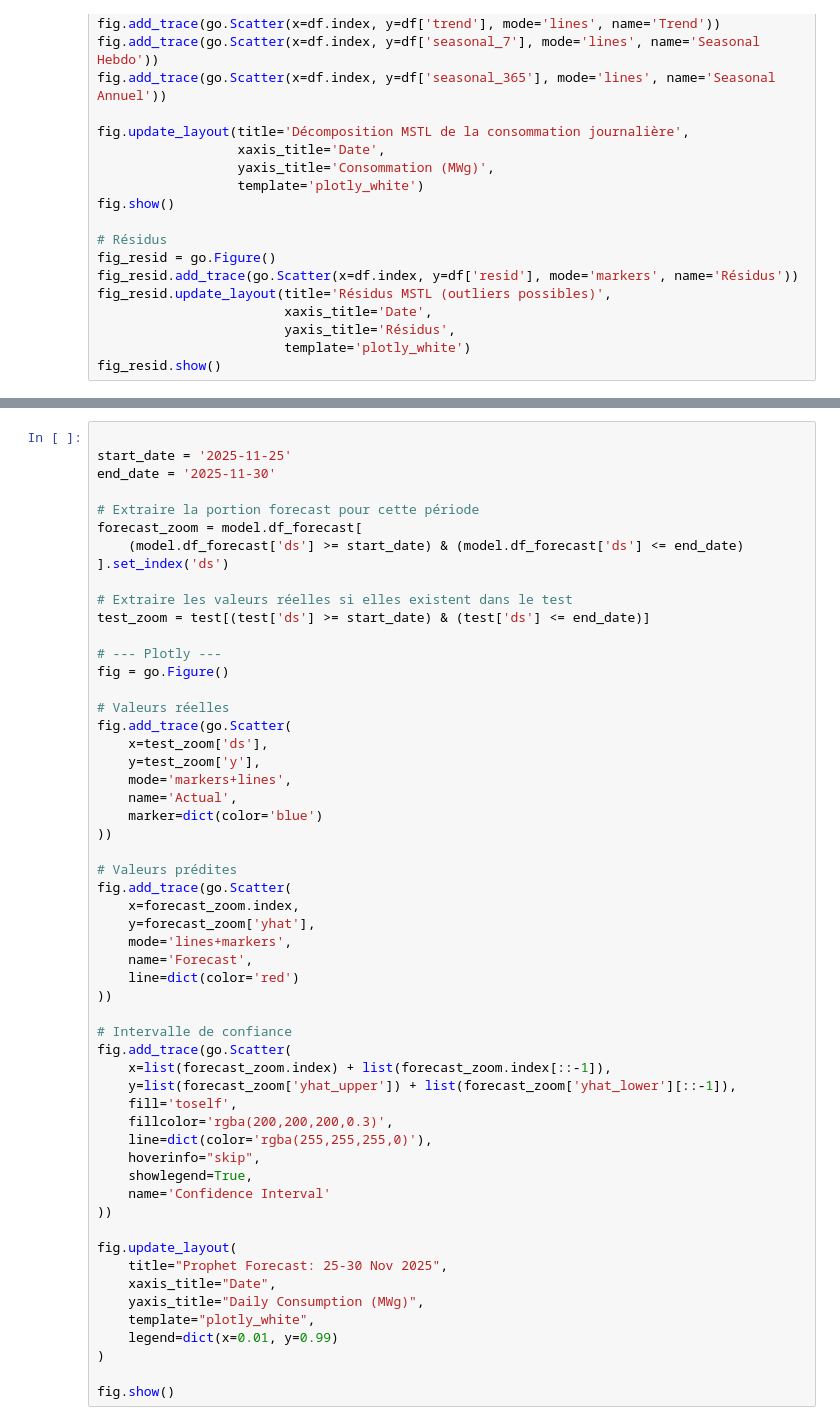
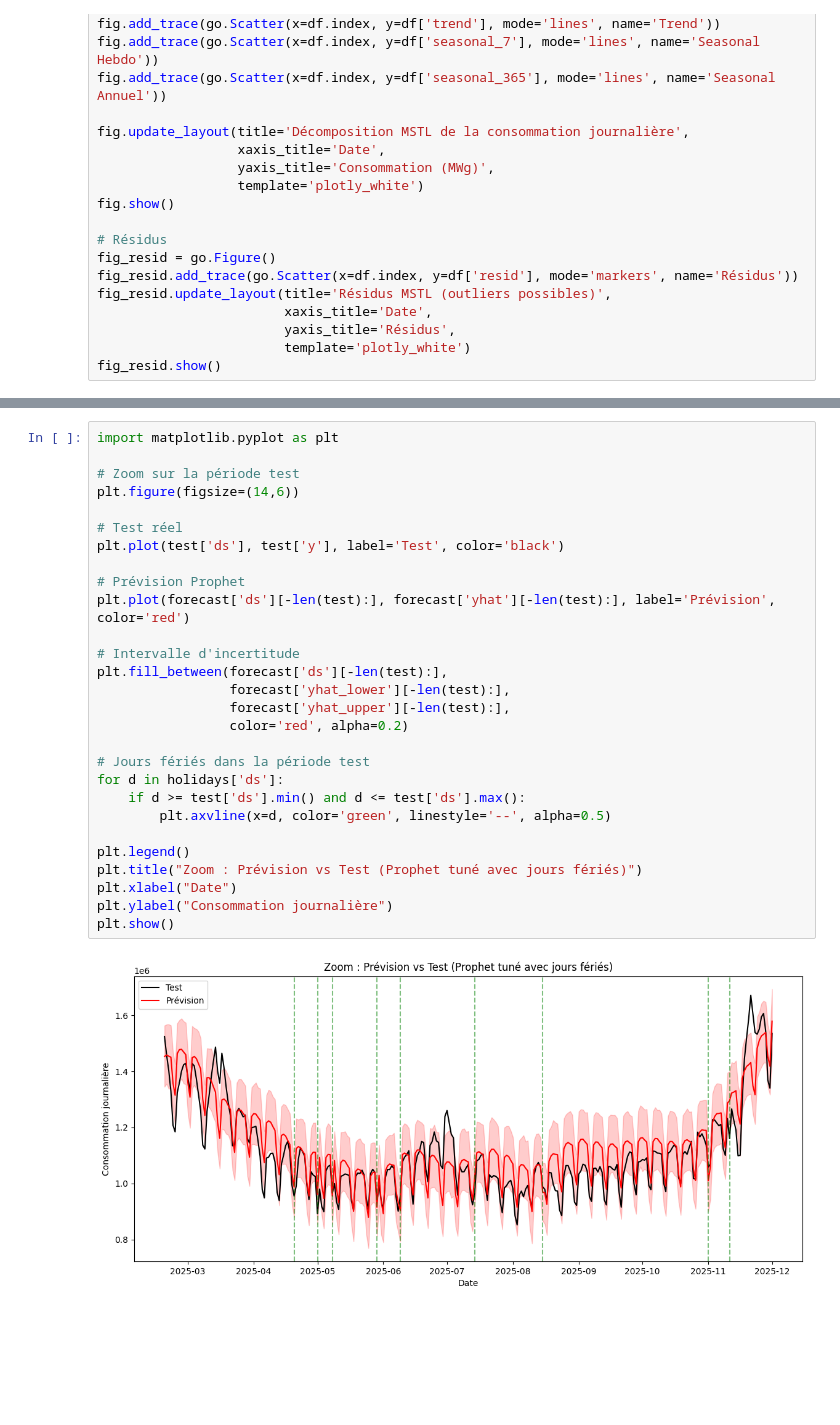
Before and after one commit to ELALMITAHA/energy_forecast, a Jupyter notebook: notebooks/01_base_model.ipynb, the cells around one changed output, grey strips where cells are left out. Cells and saved outputs as stored; diff of their text form; blank space fills up the shorter version.

Commit message:
Clean repo + workflow Dagster avec upload artefacts v4

```diff
--- a/notebooks/01_base_model.ipynb
+++ b/notebooks/01_base_model.ipynb
@@ -195,55 +425,30 @@ R² sur test set: 0.7470670408076335
 # %%
+import matplotlib.pyplot as plt
 
-start_date = '2025-11-25'
-end_date = '2025-11-30'
+# Zoom sur la période test
+plt.figure(figsize=(14,6))
 
-# Extraire la portion forecast pour cette période
-forecast_zoom = model.df_forecast[
-    (model.df_forecast['ds'] >= start_date) & (model.df_forecast['ds'] <= end_date)
-].set_index('ds')
+# Test réel
+plt.plot(test['ds'], test['y'], label='Test', color='black')
 
-# Extraire les valeurs réelles si elles existent dans le test
-test_zoom = test[(test['ds'] >= start_date) & (test['ds'] <= end_date)]
+# Prévision Prophet
+plt.plot(forecast['ds'][-len(test):], forecast['yhat'][-len(test):], label='Prévision', color='red')
 
-# --- Plotly ---
-fig = go.Figure()
+# Intervalle d'incertitude
+plt.fill_between(forecast['ds'][-len(test):],
+                 forecast['yhat_lower'][-len(test):],
+                 forecast['yhat_upper'][-len(test):],
+                 color='red', alpha=0.2)
 
-# Valeurs réelles
-fig.add_trace(go.Scatter(
-    x=test_zoom['ds'],
-    y=test_zoom['y'],
-    mode='markers+lines',
-    name='Actual',
-    marker=dict(color='blue')
-))
+# Jours fériés dans la période test
+for d in holidays['ds']:
+    if d >= test['ds'].min() and d <= test['ds'].max():
+        plt.axvline(x=d, color='green', linestyle='--', alpha=0.5)
 
-# Valeurs prédites
-fig.add_trace(go.Scatter(
-    x=forecast_zoom.index,
-    y=forecast_zoom['yhat'],
-    mode='lines+markers',
-    name='Forecast',
-    line=dict(color='red')
-))
-
-# Intervalle de confiance
-fig.add_trace(go.Scatter(
-    x=list(forecast_zoom.index) + list(forecast_zoom.index[::-1]),
-    y=list(forecast_zoom['yhat_upper']) + list(forecast_zoom['yhat_lower'][::-1]),
-    fill='toself',
-    fillcolor='rgba(200,200,200,0.3)',
-    line=dict(color='rgba(255,255,255,0)'),
-    hoverinfo="skip",
-    showlegend=True,
-    name='Confidence Interval'
-))
-
-fig.update_layout(
-    title="Prophet Forecast: 25-30 Nov 2025",
-    xaxis_title="Date",
-    yaxis_title="Daily Consumption (MWg)",
-    template="plotly_white",
-    legend=dict(x=0.01, y=0.99)
-)
-
-fig.show()
+plt.legend()
+plt.title("Zoom : Prévision vs Test (Prophet tuné avec jours fériés)")
+plt.xlabel("Date")
+plt.ylabel("Consommation journalière")
+plt.show()
+# %% [output]
+[figure, added]
```
Also changed, not shown: parts of 16 cells of this notebook, 1 other file.
